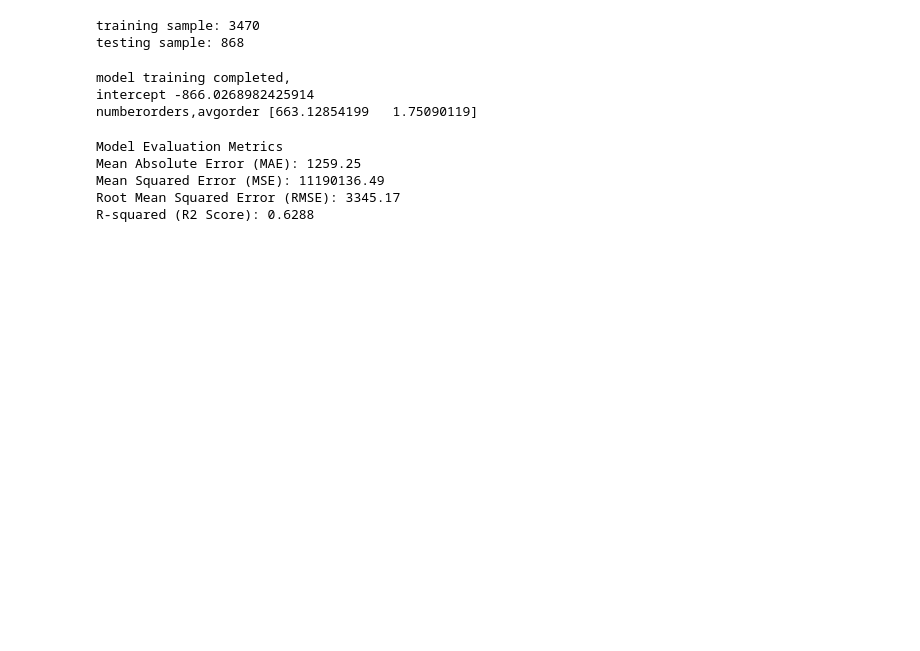
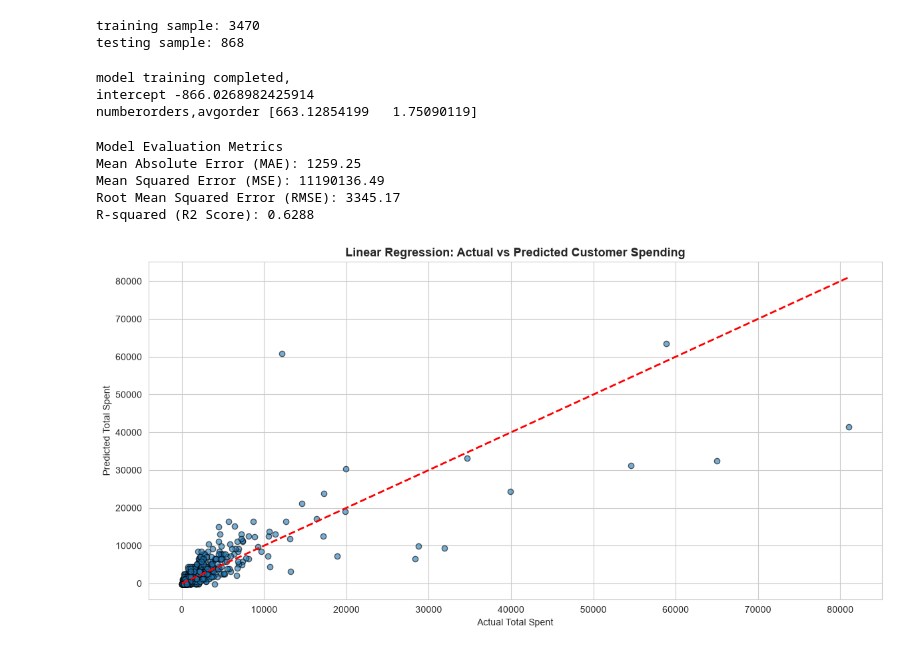
Before and after one commit to BatteryOrVansh/PythonHustle, a Jupyter notebook: Summer_Internship_Training/E-commerce_Analysis_Project/Ecommerce_Analysis.ipynb, the cells around one changed output. Saved outputs shown, nothing was run; the diff lists cells and outputs as text; code cells hidden in the pictures; blank space fills up the shorter version.

Commit message:
visualise actual vs predicted total spending

```diff
--- a/Summer_Internship_Training/E-commerce_Analysis_Project/Ecommerce_Analysis.ipynb
+++ b/Summer_Internship_Training/E-commerce_Analysis_Project/Ecommerce_Analysis.ipynb
@@ -833,3 +833,17 @@ Mean Absolute Error (MAE): 1259.25
 Mean Squared Error (MSE): 11190136.49
 Root Mean Squared Error (RMSE): 3345.17
 R-squared (R2 Score): 0.6288
+# %%
+# Visualize Actual vs Predicted Total Spending
+plt.figure()
+plt.scatter(y_test, y_pred, alpha=0.6, edgecolor="k")
+plt.plot([y_test.min(), y_test.max()], [y_test.min(), y_test.max()],
+         color="red", linestyle="--", linewidth=2)
+plt.xlabel("Actual Total Spent")
+plt.ylabel("Predicted Total Spent")
+plt.title("Linear Regression: Actual vs Predicted Customer Spending", fontsize=13, fontweight="bold")
+plt.tight_layout()
+plt.savefig("linear_regression_actual_vs_predicted.png", dpi=150)
+plt.show()
+# %% [output]
+[figure, added]
```
Also changed, not shown: 1 other file.
